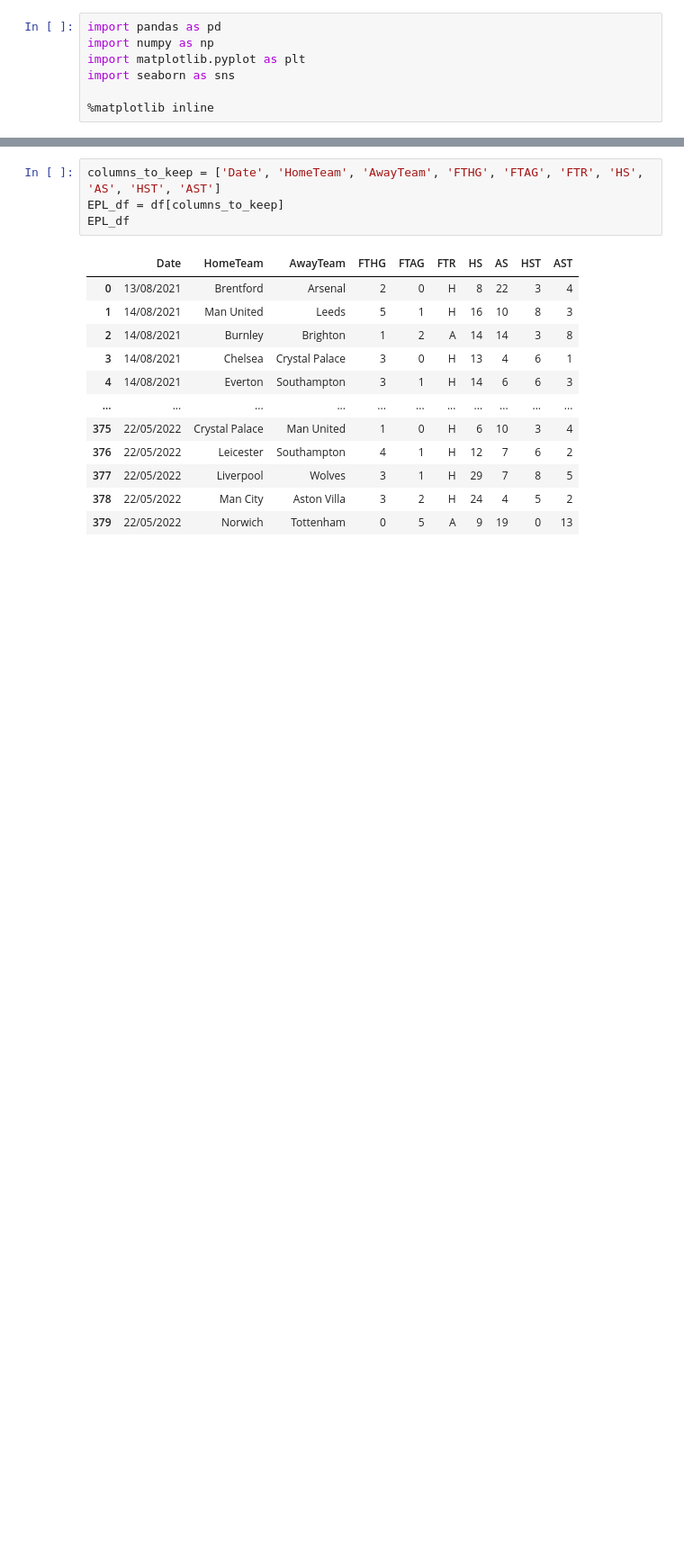
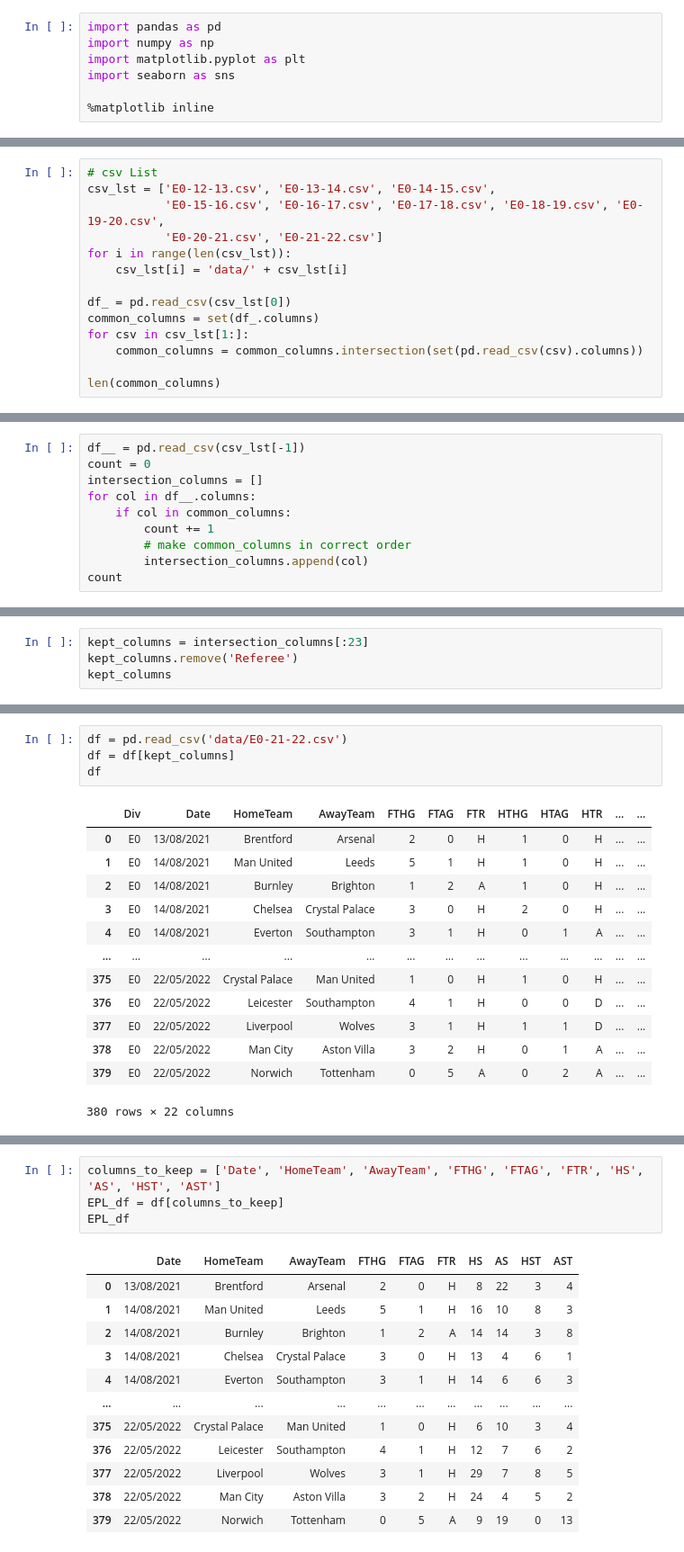
Before and after one commit to connie-zqq/LemonBalm_ManU_Data_Mining, a Jupyter notebook: ManU_Data_Mining.ipynb, the cells around one changed output, grey strips where cells are left out. Shown at 90% size. Cells and saved outputs as stored; diff of their text form; blank space fills up the shorter version.

Commit message:
Add 5 year data, merge 15-season data and perform feature selection for ml

```diff
--- a/ManU_Data_Mining.ipynb
+++ b/ManU_Data_Mining.ipynb
@@ -33,0 +89,14 @@ df
+# %%
+# csv List
+csv_lst = ['E0-12-13.csv', 'E0-13-14.csv', 'E0-14-15.csv',
+           'E0-15-16.csv', 'E0-16-17.csv', 'E0-17-18.csv', 'E0-18-19.csv', 'E0-19-20.csv',
+           'E0-20-21.csv', 'E0-21-22.csv']
+for i in range(len(csv_lst)):
+    csv_lst[i] = 'data/' + csv_lst[i]
+
+df_ = pd.read_csv(csv_lst[0])
+common_columns = set(df_.columns)
+for csv in csv_lst[1:]:
+    common_columns = common_columns.intersection(set(pd.read_csv(csv).columns))
+
+len(common_columns)
@@ -33,0 +105,10 @@ df
+# %%
+df__ = pd.read_csv(csv_lst[-1])
+count = 0
+intersection_columns = []
+for col in df__.columns:
+    if col in common_columns:
+        count += 1
+        # make common_columns in correct order
+        intersection_columns.append(col)
+count
@@ -33,0 +194,4 @@ df
+# %%
+kept_columns = intersection_columns[:23]
+kept_columns.remove('Referee')
+kept_columns
@@ -33,0 +216,18 @@ df
+# %%
+df = pd.read_csv('data/E0-21-22.csv')
+df = df[kept_columns]
+df
+# %% [output]
+|  | Div | Date | HomeTeam | AwayTeam | FTHG | FTAG | FTR | HTHG | HTAG | HTR | ... | ... |
+| 0 | E0 | 13/08/2021 | Brentford | Arsenal | 2 | 0 | H | 1 | 0 | H | ... | ... |
+| 1 | E0 | 14/08/2021 | Man United | Leeds | 5 | 1 | H | 1 | 0 | H | ... | ... |
+| 2 | E0 | 14/08/2021 | Burnley | Brighton | 1 | 2 | A | 1 | 0 | H | ... | ... |
+| 3 | E0 | 14/08/2021 | Chelsea | Crystal Palace | 3 | 0 | H | 2 | 0 | H | ... | ... |
+| 4 | E0 | 14/08/2021 | Everton | Southampton | 3 | 1 | H | 0 | 1 | A | ... | ... |
+| ... | ... | ... | ... | ... | ... | ... | ... | ... | ... | ... | ... | ... |
+| 375 | E0 | 22/05/2022 | Crystal Palace | Man United | 1 | 0 | H | 1 | 0 | H | ... | ... |
+| 376 | E0 | 22/05/2022 | Leicester | Southampton | 4 | 1 | H | 0 | 0 | D | ... | ... |
+| 377 | E0 | 22/05/2022 | Liverpool | Wolves | 3 | 1 | H | 1 | 1 | D | ... | ... |
+| 378 | E0 | 22/05/2022 | Man City | Aston Villa | 3 | 2 | H | 0 | 1 | A | ... | ... |
+| 379 | E0 | 22/05/2022 | Norwich | Tottenham | 0 | 5 | A | 0 | 2 | A | ... | ... |
+380 rows × 22 columns
```
Also changed, not shown: parts of 28 cells of this notebook, 9 other files.
